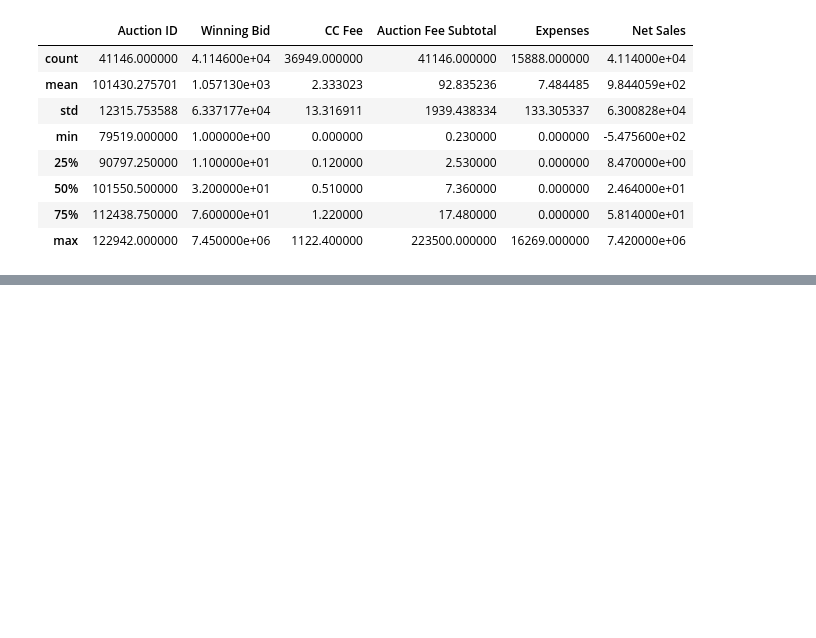
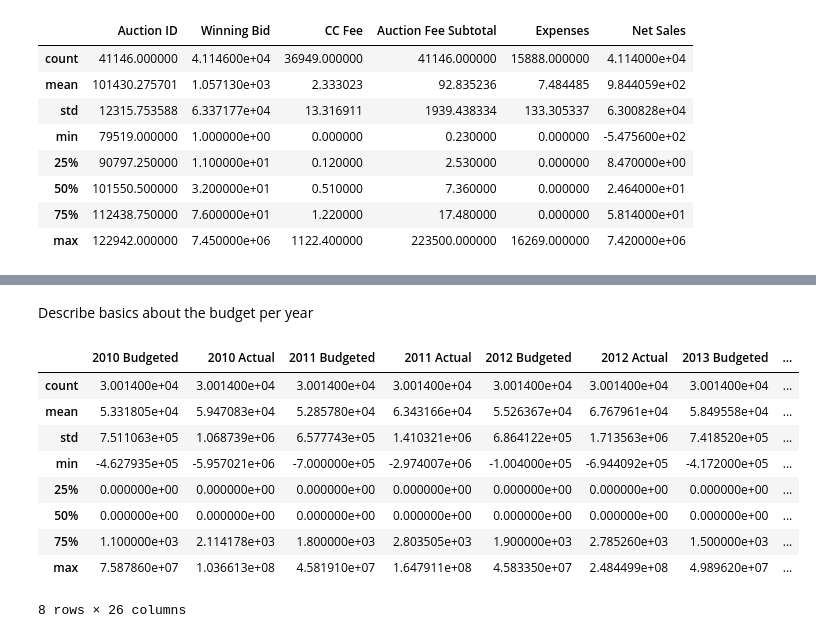
Before and after one commit to ausifer/nashville-gov-selling-stuff, a Jupyter notebook: notebooks/nashville_gov_selling_stuff.ipynb, the cells around one changed output, grey strips where cells are left out. Cells and saved outputs as stored; diff of their text form; code cells hidden in the pictures; blank space fills up the shorter version.

```diff
--- a/notebooks/nashville_gov_selling_stuff.ipynb
+++ b/notebooks/nashville_gov_selling_stuff.ipynb
@@ -110,0 +120,15 @@ ebid_desc.join("")
+# %% [markdown]
+Describe basics about the budget per year
+# %%
+budget.describe()
+# %% [output]
+|  | 2010 Budgeted | 2010 Actual | 2011 Budgeted | 2011 Actual | 2012 Budgeted | 2012 Actual | 2013 Budgeted | ... |
+| count | 3.001400e+04 | 3.001400e+04 | 3.001400e+04 | 3.001400e+04 | 3.001400e+04 | 3.001400e+04 | 3.001400e+04 | ... |
+| mean | 5.331805e+04 | 5.947083e+04 | 5.285780e+04 | 6.343166e+04 | 5.526367e+04 | 6.767961e+04 | 5.849558e+04 | ... |
+| std | 7.511063e+05 | 1.068739e+06 | 6.577743e+05 | 1.410321e+06 | 6.864122e+05 | 1.713563e+06 | 7.418520e+05 | ... |
+| min | -4.627935e+05 | -5.957021e+06 | -7.000000e+05 | -2.974007e+06 | -1.004000e+05 | -6.944092e+05 | -4.172000e+05 | ... |
+| 25% | 0.000000e+00 | 0.000000e+00 | 0.000000e+00 | 0.000000e+00 | 0.000000e+00 | 0.000000e+00 | 0.000000e+00 | ... |
+| 50% | 0.000000e+00 | 0.000000e+00 | 0.000000e+00 | 0.000000e+00 | 0.000000e+00 | 0.000000e+00 | 0.000000e+00 | ... |
+| 75% | 1.100000e+03 | 2.114178e+03 | 1.800000e+03 | 2.803505e+03 | 1.900000e+03 | 2.785260e+03 | 1.500000e+03 | ... |
+| max | 7.587860e+07 | 1.036613e+08 | 4.581910e+07 | 1.647911e+08 | 4.583350e+07 | 2.484499e+08 | 4.989620e+07 | ... |
+8 rows × 26 columns
```
Also changed, not shown: parts of 8 cells of this notebook, 3 other files.
